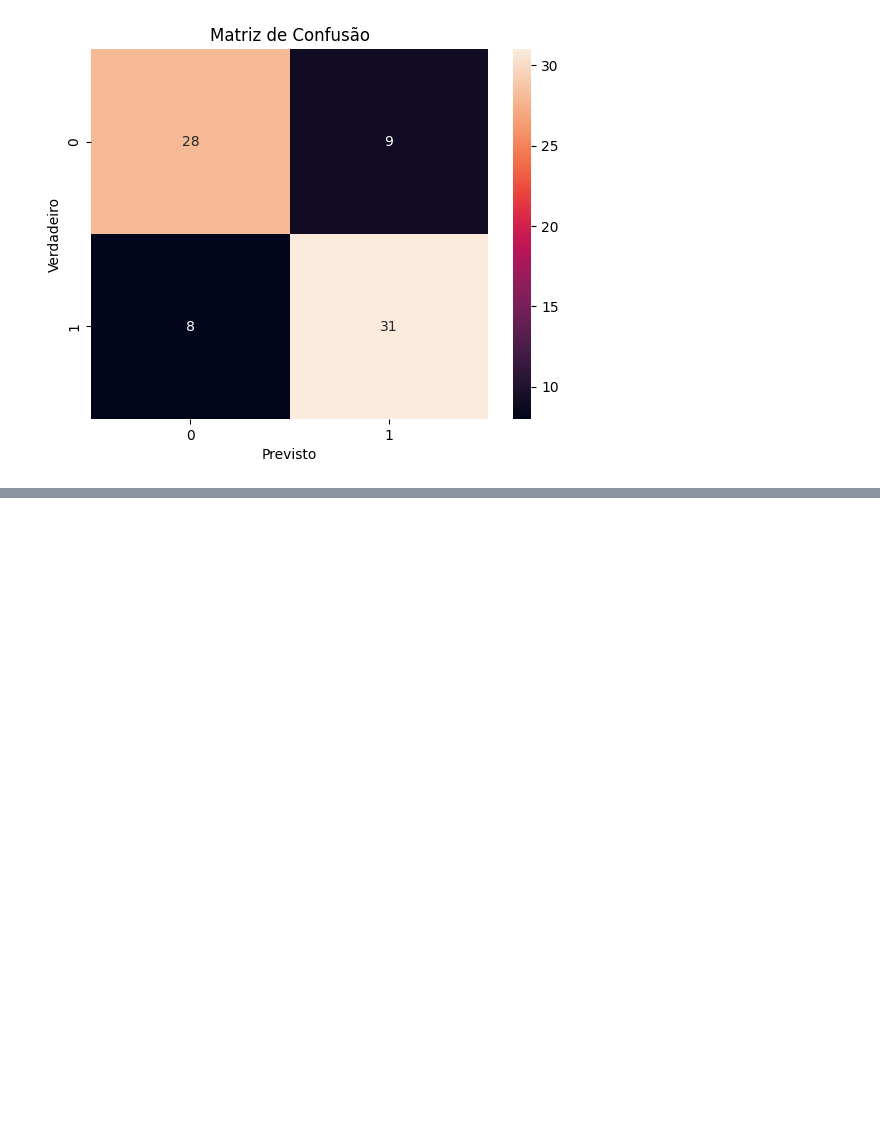
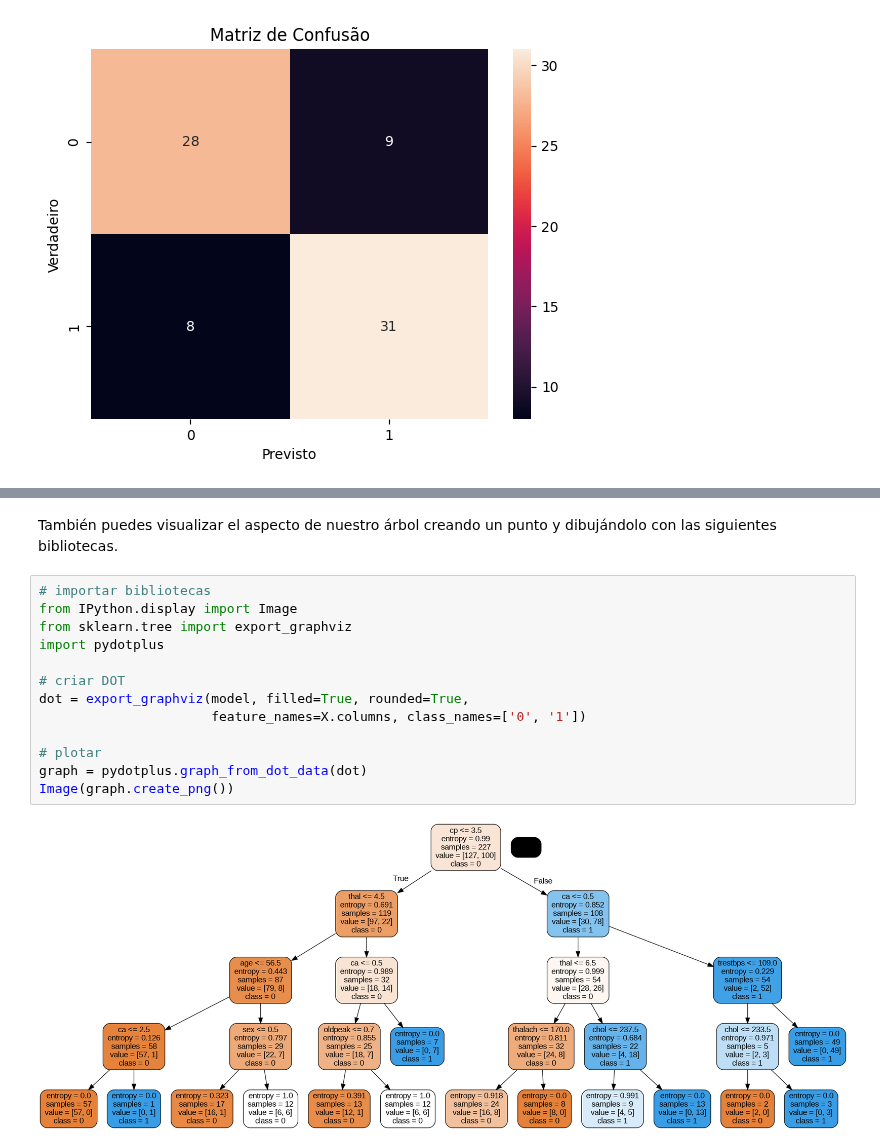
Before and after one commit to JhonnyLimachi/IA_en_Salud, a Jupyter notebook: 6_Arbol_de_desición.ipynb, the cells around one changed output, grey strips where cells are left out. Drawn from its saved outputs; the diff is of its cells as text; blank space fills up the shorter version.

```diff
--- a/6_Arbol_de_desición.ipynb
+++ b/6_Arbol_de_desición.ipynb
@@ -104,0 +114,17 @@ plt.show()
+# %% [markdown]
+También puedes visualizar el aspecto de nuestro árbol creando un punto y dibujándolo con las siguientes bibliotecas.
+# %%
+# importar bibliotecas
+from IPython.display import Image
+from sklearn.tree import export_graphviz
+import pydotplus
+
+# criar DOT
+dot = export_graphviz(model, filled=True, rounded=True,
+                      feature_names=X.columns, class_names=['0', '1'])
+
+# plotar
+graph = pydotplus.graph_from_dot_data(dot)
+Image(graph.create_png())
+# %% [output]
+[figure, added]
```
Also changed, not shown: parts of 2 cells of this notebook.
